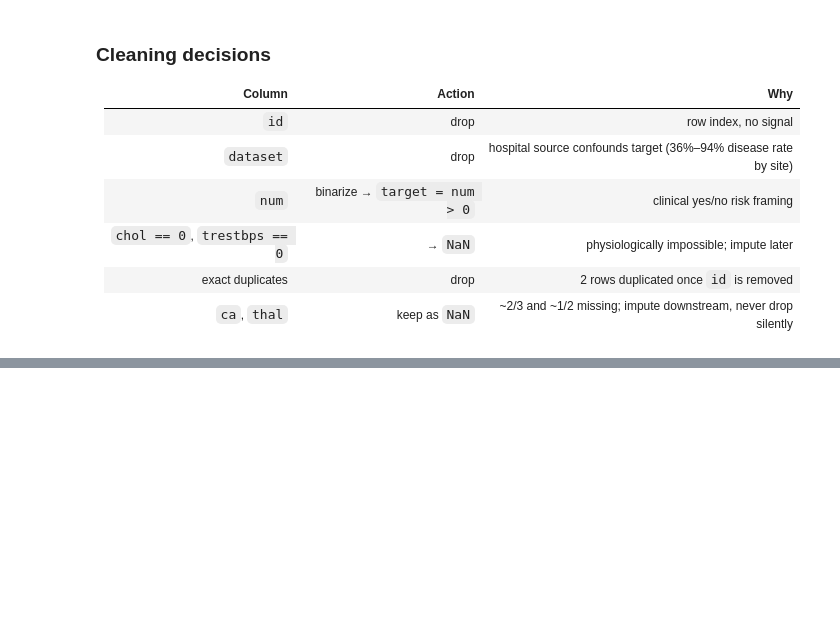
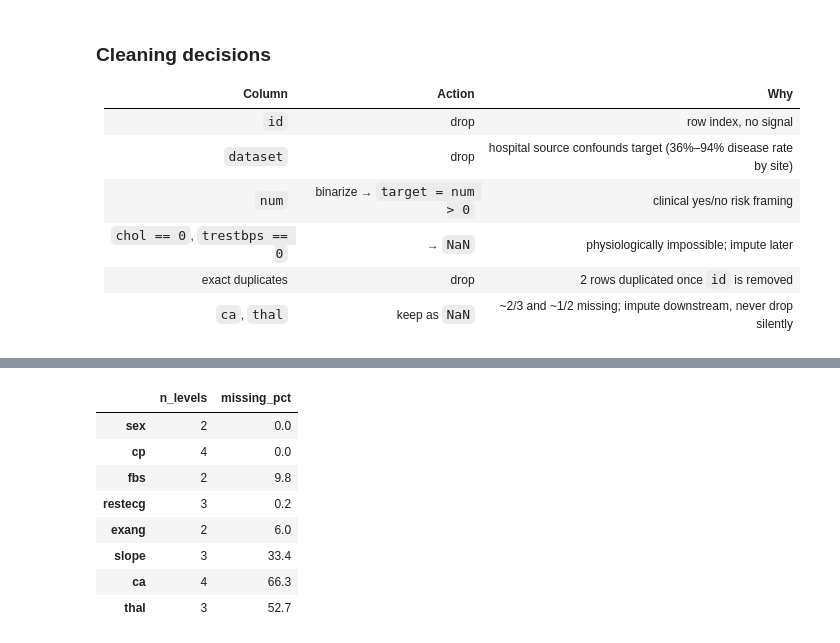
Before and after one commit to Moudjib16/Heart-Disease-Prediction, a Jupyter notebook: notebooks/01_eda.ipynb, the cells around one changed output, grey strips where cells are left out. Saved outputs shown, nothing was run; the diff lists cells and outputs as text; code cells hidden in the pictures; blank space fills up the shorter version.

```diff
--- a/notebooks/01_eda.ipynb
+++ b/notebooks/01_eda.ipynb
@@ -260,0 +290,16 @@ dropped rows           : 2
+# %%
+summary = pd.DataFrame({
+    "n_levels": [df[c].nunique(dropna=True) for c in cat_cols],
+    "missing_pct": [(df[c].isna().mean() * 100).round(1) for c in cat_cols],
+}, index=cat_cols)
+summary
+# %% [output]
+|  | n_levels | missing_pct |
+| sex | 2 | 0.0 |
+| cp | 4 | 0.0 |
+| fbs | 2 | 9.8 |
+| restecg | 3 | 0.2 |
+| exang | 2 | 6.0 |
+| slope | 3 | 33.4 |
+| ca | 4 | 66.3 |
+| thal | 3 | 52.7 |
```
Also changed, not shown: parts of 4 cells of this notebook.
